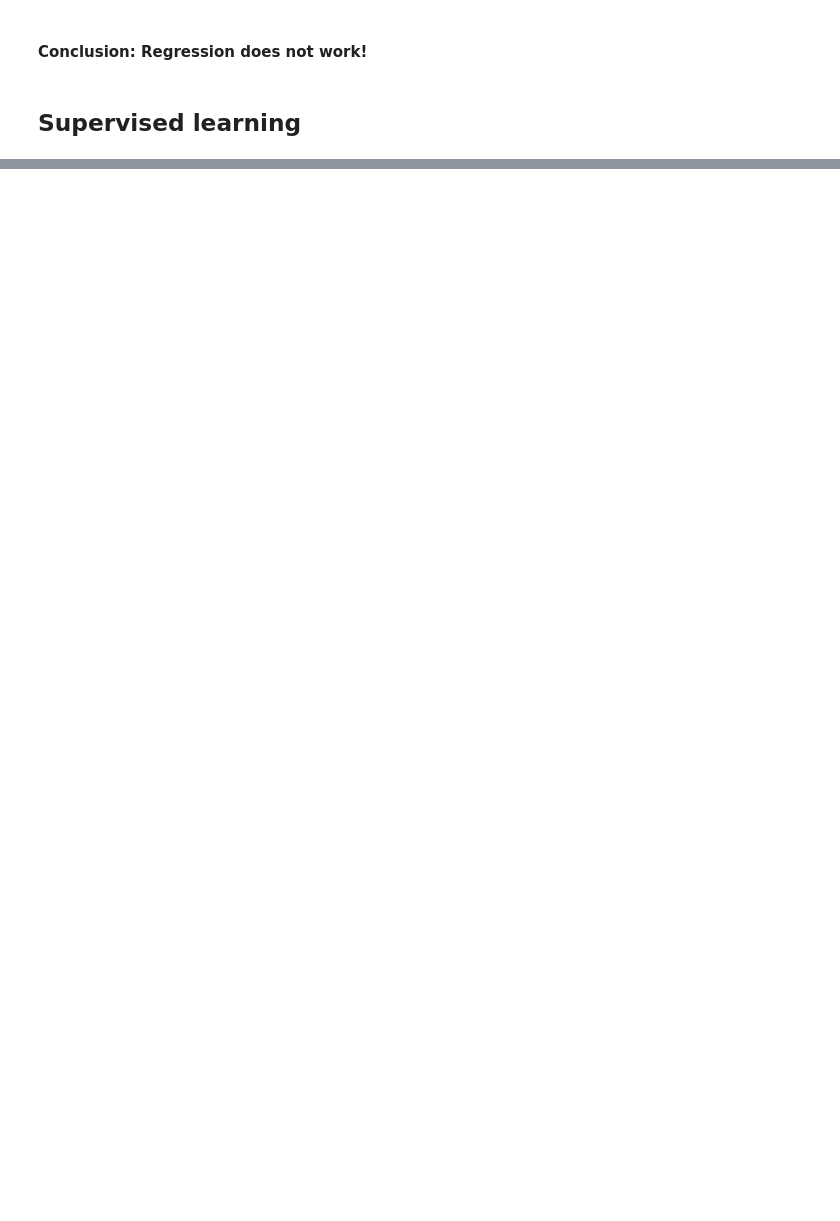
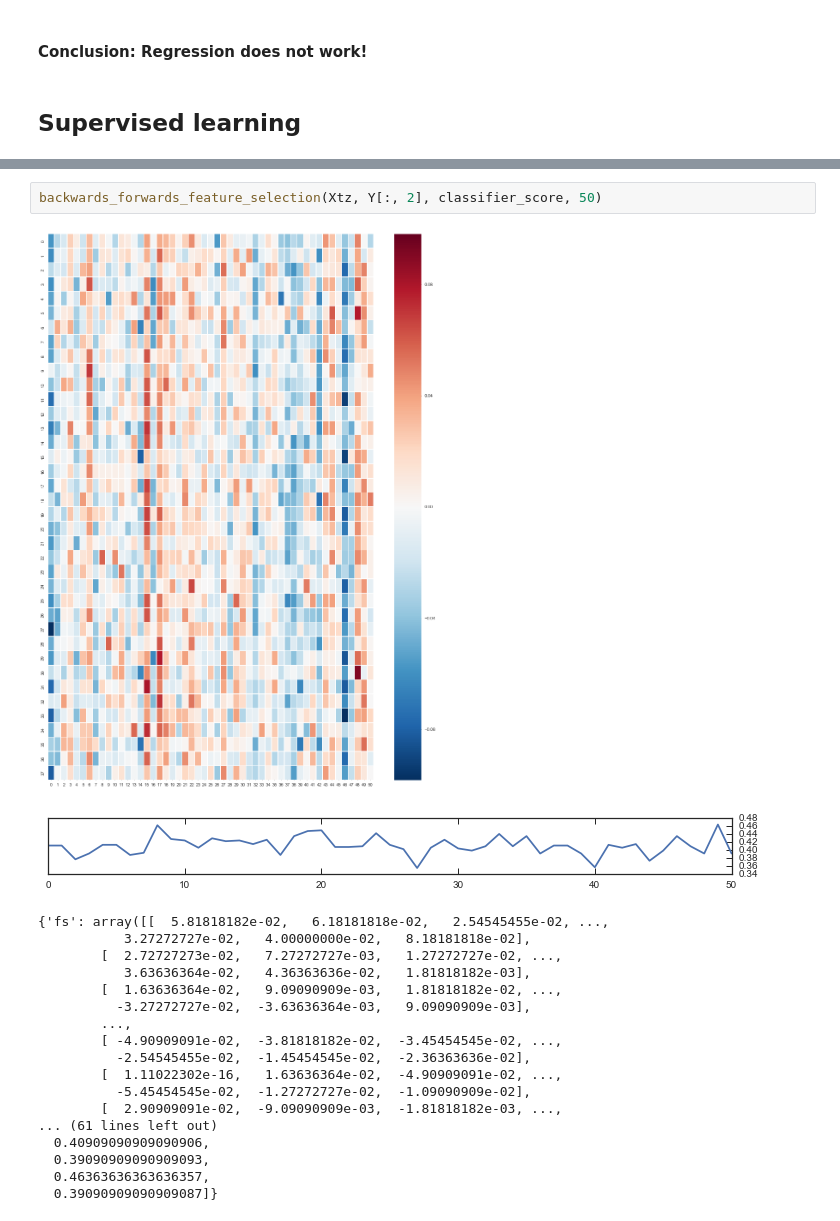
Before and after one commit to ulfaslak/MScProject-build-dataset, a Jupyter notebook: analysis/goal3.ipynb, the cells around one changed output, grey strips where cells are left out. Cells and saved outputs as stored; diff of their text form; blank space fills up the shorter version.

```diff
--- a/analysis/goal3.ipynb
+++ b/analysis/goal3.ipynb
@@ -211 +243,23 @@ def backwards_forwards_feature_selection(X, Y, scoring_function):
+# %%
+backwards_forwards_feature_selection(Xtz, Y[:, 2], classifier_score, 50)
+# %% [output]
+[figure, added]
+[figure, added]
+{'fs': array([[  5.81818182e-02,   6.18181818e-02,   2.54545455e-02, ...,
+           3.27272727e-02,   4.00000000e-02,   8.18181818e-02],
+        [  2.72727273e-02,   7.27272727e-03,   1.27272727e-02, ...,
+           3.63636364e-02,   4.36363636e-02,   1.81818182e-03],
+        [  1.63636364e-02,   9.09090909e-03,   1.81818182e-02, ...,
+          -3.27272727e-02,  -3.63636364e-03,   9.09090909e-03],
+        ...,
+        [ -4.90909091e-02,  -3.81818182e-02,  -3.45454545e-02, ...,
+          -2.54545455e-02,  -1.45454545e-02,  -2.36363636e-02],
+        [  1.11022302e-16,   1.63636364e-02,  -4.90909091e-02, ...,
+          -5.45454545e-02,  -1.27272727e-02,  -1.09090909e-02],
+        [  2.90909091e-02,  -9.09090909e-03,  -1.81818182e-03, ...,
+... (61 lines left out)
+  0.40909090909090906,
+  0.39090909090909093,
+  0.46363636363636357,
+  0.39090909090909087]}
 # %%
```
Also changed, not shown: parts of 7 cells of this notebook, 6 other files.
